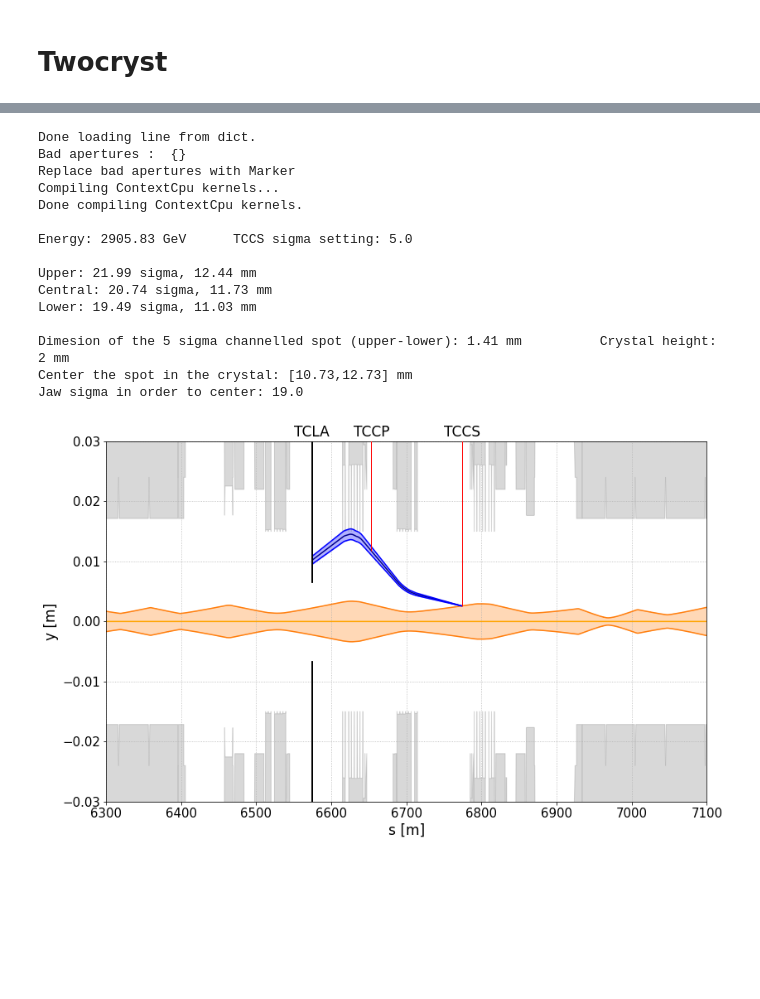
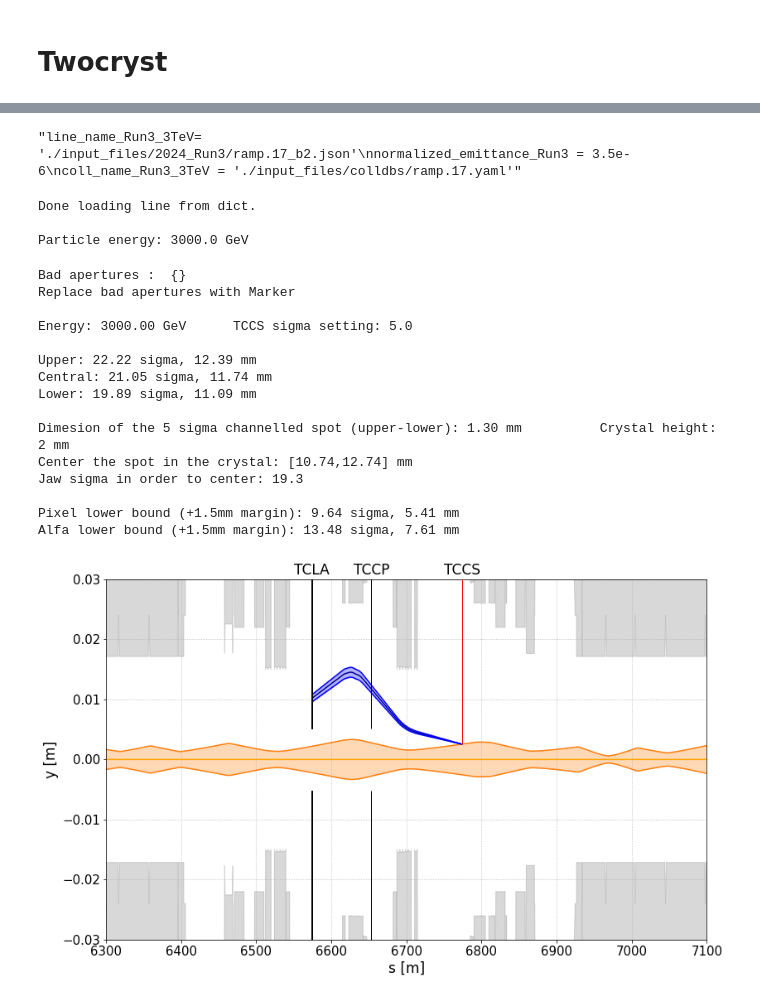
Before and after one commit to chiaramaccani/two_cryst_sim, a Jupyter notebook: Target_sigma.ipynb, the cells around one changed output, grey strips where cells are left out. Saved outputs shown, nothing was run; the diff lists cells and outputs as text; code cells hidden in the pictures; blank space fills up the shorter version.

```diff
--- a/Target_sigma.ipynb
+++ b/Target_sigma.ipynb
@@ -889 +907,5 @@ coll_name_Run3_inj = './input_files/colldbs/injection.yaml' # with TCLA closed!!
+# %%
+TWOCRYST_line= './MadX/2024/track_injection_b2.json'
+normalized_emittance_Run3 = 3.5e-6
+TWOCRYST_colls = './input_files/colldbs/TWOCRYST_colldb.yaml' # with TCLA closed!!!
 # %%
@@ -937,24 +961,29 @@ Alfa lower bound: 12.22 sigma, 11.96 mm
 # %%
-line_name_Run3_3TeV= './input_files/2024_Run3/ramp.17_b2.json'
+"""line_name_Run3_3TeV= './input_files/2024_Run3/ramp.17_b2.json'
 normalized_emittance_Run3 = 3.5e-6
-coll_name_Run3_3TeV = './input_files/colldbs/ramp.17.yaml'
+coll_name_Run3_3TeV = './input_files/colldbs/ramp.17.yaml'"""
+# %% [output]
+"line_name_Run3_3TeV= './input_files/2024_Run3/ramp.17_b2.json'\nnormalized_emittance_Run3 = 3.5e-6\ncoll_name_Run3_3TeV = './input_files/colldbs/ramp.17.yaml'"
 # %%
-run_cry_tracking(line_name = line_name_Run3_3TeV, normalized_emittance = normalized_emittance_Run3, ax_plot = True, coll_name = coll_name_Run3_3TeV, n_sigma = 5.0)
+run_cry_tracking(n_sigma = 5.0, part_energy=3000e9, line_name = TWOCRYST_line, normalized_emittance = normalized_emittance_Run3, ax_plot = True, coll_name = TWOCRYST_colls)
 # %% [output]
 Done loading line from dict.
-Bad apertures :  {}
-Replace bad apertures with Marker
-Compiling ContextCpu kernels...
-Done compiling ContextCpu kernels.
 
-Energy: 2905.83 GeV      TCCS sigma setting: 5.0
-
-Upper: 21.99 sigma, 12.44 mm
-Central: 20.74 sigma, 11.73 mm
-Lower: 19.49 sigma, 11.03 mm
-
-Dimesion of the 5 sigma channelled spot (upper-lower): 1.41 mm          Crystal height: 2 mm
-Center the spot in the crystal: [10.73,12.73] mm
-Jaw sigma in order to center: 19.0
+Particle energy: 3000.0 GeV
+Bad apertures :  {}
+Replace bad apertures with Marker
+
+Energy: 3000.00 GeV      TCCS sigma setting: 5.0
+
+Upper: 22.22 sigma, 12.39 mm
+Central: 21.05 sigma, 11.74 mm
+Lower: 19.89 sigma, 11.09 mm
+
+Dimesion of the 5 sigma channelled spot (upper-lower): 1.30 mm          Crystal height: 2 mm
+Center the spot in the crystal: [10.74,12.74] mm
+Jaw sigma in order to center: 19.3
+
+Pixel lower bound (+1.5mm margin): 9.64 sigma, 5.41 mm
+Alfa lower bound (+1.5mm margin): 13.48 sigma, 7.61 mm
-[figure, old version]
+[figure, new version]
 # %%
```
Also changed, not shown: parts of 7 cells of this notebook, 10 other files.
